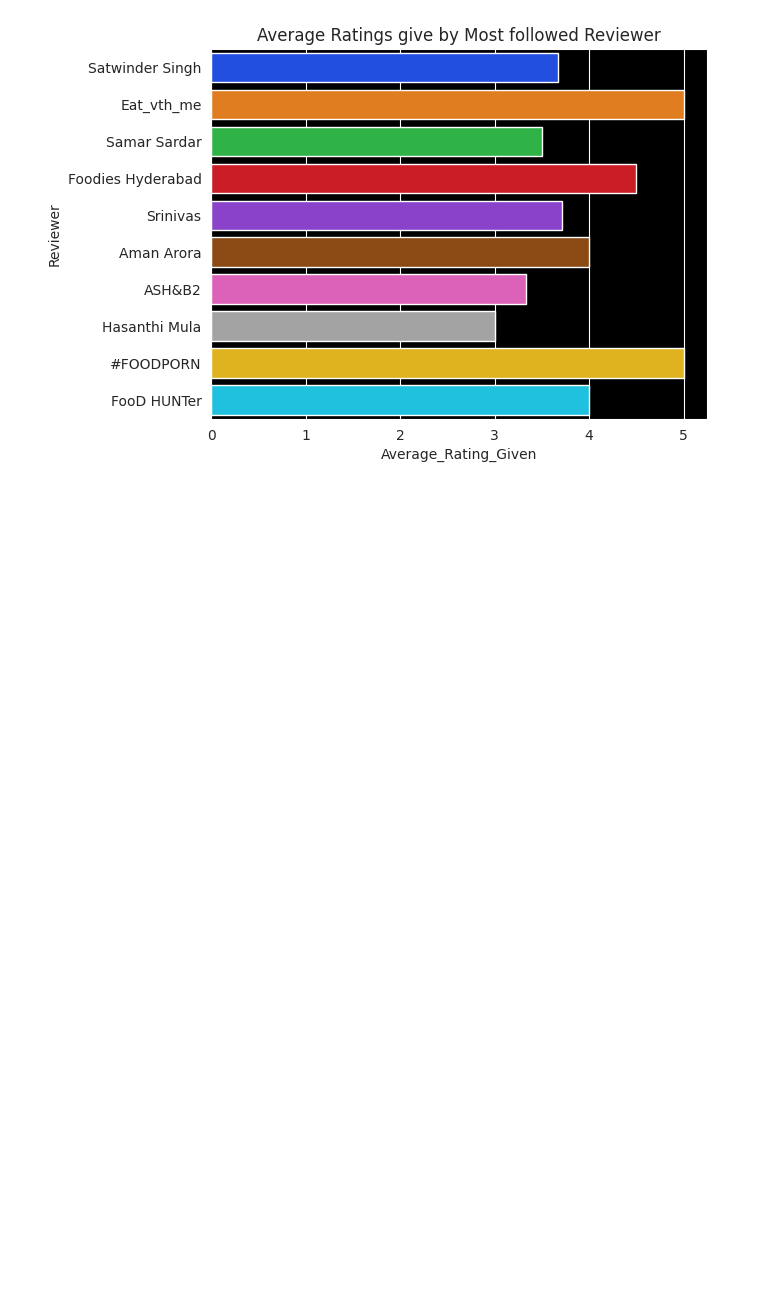
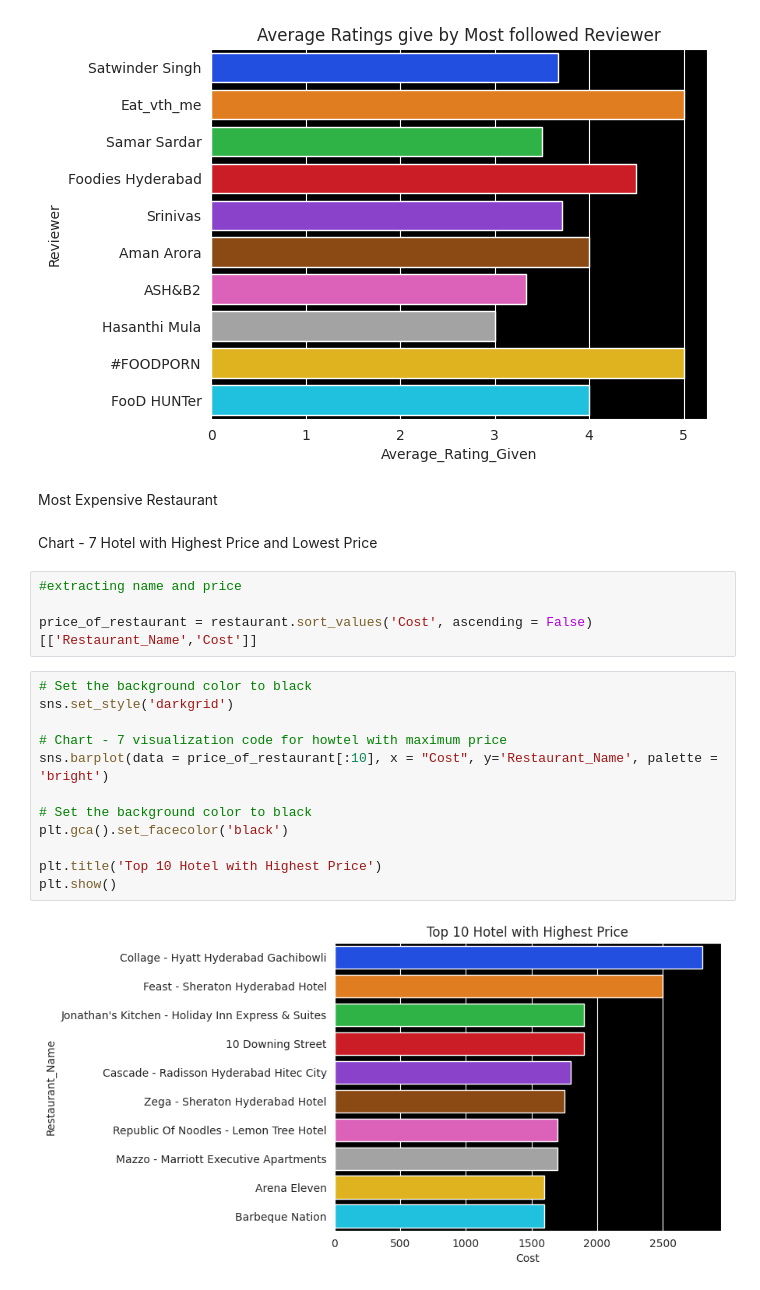
Before and after one commit to pi-mishra/Zomato-Restaurant-Clustering-And-Sentiment-Analysis, a Jupyter notebook: Zomato_Restaurant_Clustering_And_Sentiment_Analysis.ipynb, the cells around one changed output. Saved outputs shown, nothing was run; the diff lists cells and outputs as text; blank space fills up the shorter version.

```diff
--- a/Zomato_Restaurant_Clustering_And_Sentiment_Analysis.ipynb
+++ b/Zomato_Restaurant_Clustering_And_Sentiment_Analysis.ipynb
@@ -842,3 +842,25 @@ plt.title('Average Ratings give by Most followed Reviewer')
 plt.show()
 # %% [output]
 [figure]
+# %% [markdown]
+Most Expensive Restaurant
+# %% [markdown]
+Chart - 7 Hotel with Highest Price and Lowest Price
+# %%
+#extracting name and price
+
+price_of_restaurant = restaurant.sort_values('Cost', ascending = False)[['Restaurant_Name','Cost']]
+# %%
+# Set the background color to black
+sns.set_style('darkgrid')
+
+# Chart - 7 visualization code for howtel with maximum price
+sns.barplot(data = price_of_restaurant[:10], x = "Cost", y='Restaurant_Name', palette = 'bright')
+
+# Set the background color to black
+plt.gca().set_facecolor('black')
+
+plt.title('Top 10 Hotel with Highest Price')
+plt.show()
+# %% [output]
+[figure, added]
```
Also changed, not shown: parts of 1 cell of this notebook.
